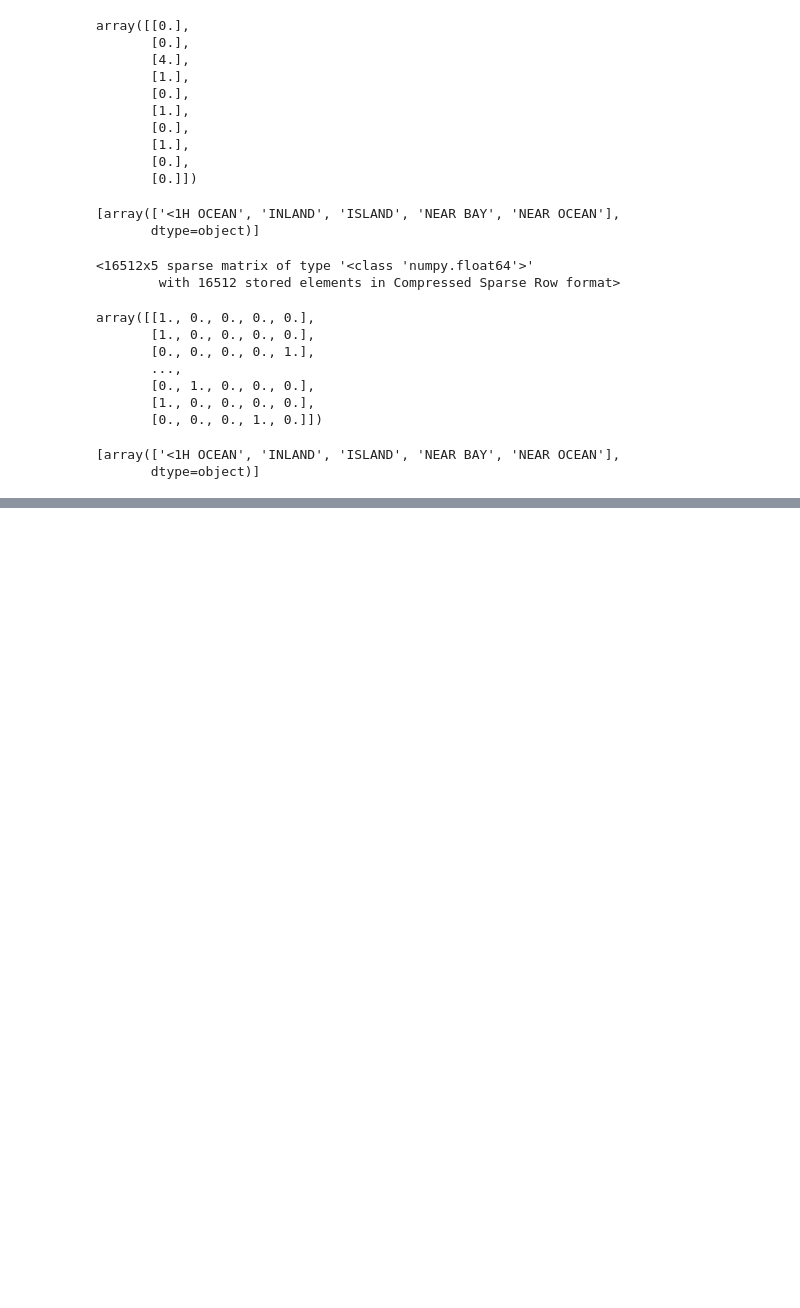
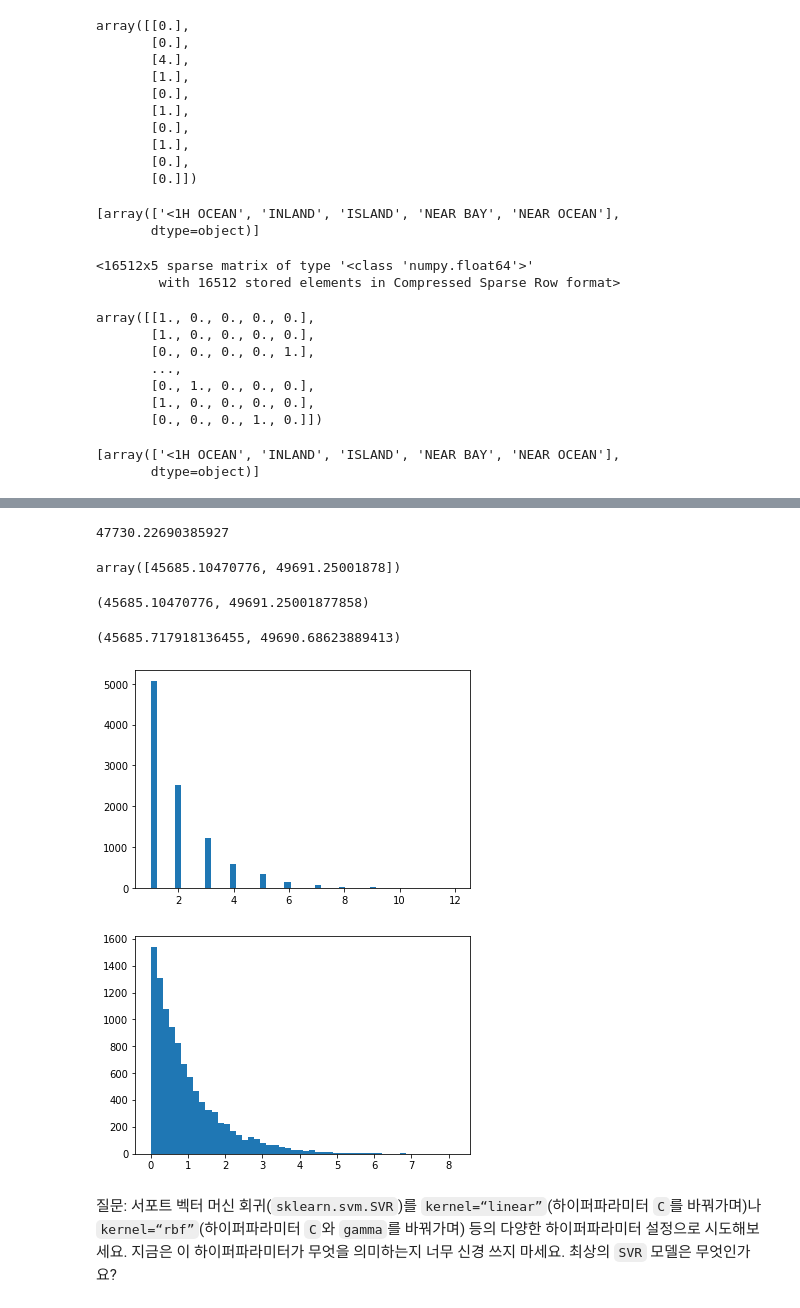
Before and after one commit to tjwodud04/Books-and-other-stuffs, a Jupyter notebook: Python/Following All sources/Books/핸즈온 머신러닝 2판/핸즈온 머신러닝 2장 머신러닝 프로젝트 처음부터 끝까지.ipynb, the cells around one changed output, grey strips where cells are left out. Saved outputs shown, nothing was run; the diff lists cells and outputs as text; code cells hidden in the pictures; blank space fills up the shorter version.

```diff
--- a/Python/Following All sources/Books/핸즈온 머신러닝 2판/핸즈온 머신러닝 2장 머신러닝 프로젝트 처음부터 끝까지.ipynb
+++ b/Python/Following All sources/Books/핸즈온 머신러닝 2판/핸즈온 머신러닝 2장 머신러닝 프로젝트 처음부터 끝까지.ipynb
@@ -301,0 +784,43 @@ cat_encoder.categories_
+# %%
+final_rmse
+# %% [output]
+47730.22690385927
+# %%
+from scipy import stats
+
+confidence = 0.95
+squared_errors = (final_predictions - y_test) ** 2
+np.sqrt(stats.t.interval(confidence, len(squared_errors) - 1,
+                         loc=squared_errors.mean(),
+                         scale=stats.sem(squared_errors)))
+# %% [output]
+array([45685.10470776, 49691.25001878])
+# %%
+m = len(squared_errors)
+mean = squared_errors.mean()
+tscore = stats.t.ppf((1 + confidence) / 2, df=m - 1)
+tmargin = tscore * squared_errors.std(ddof=1) / np.sqrt(m)
+np.sqrt(mean - tmargin), np.sqrt(mean + tmargin)
+# %% [output]
+(45685.10470776, 49691.25001877858)
+# %%
+zscore = stats.norm.ppf((1 + confidence) / 2)
+zmargin = zscore * squared_errors.std(ddof=1) / np.sqrt(m)
+np.sqrt(mean - zmargin), np.sqrt(mean + zmargin)
+# %% [output]
+(45685.717918136455, 49690.68623889413)
+# %%
+from scipy.stats import geom, expon
+
+geom_distrib=geom(0.5).rvs(10000, random_state=42)
+expon_distrib=expon(scale=1).rvs(10000, random_state=42)
+
+plt.hist(geom_distrib, bins=50)
+plt.show()
+plt.hist(expon_distrib, bins=50)
+plt.show()
+# %% [output]
+[figure, added]
+[figure, added]
+# %% [markdown]
+질문: 서포트 벡터 머신 회귀(`sklearn.svm.SVR`)를 `kernel=“linear”`(하이퍼파라미터 `C`를 바꿔가며)나 `kernel=“rbf”`(하이퍼파라미터 `C`와 `gamma`를 바꿔가며) 등의 다양한 하이퍼파라미터 설정으로 시도해보세요. 지금은 이 하이퍼파라미터가 무엇을 의미하는지 너무 신경 쓰지 마세요. 최상의 `SVR` 모델은 무엇인가요?
```
Also changed, not shown: parts of 61 cells of this notebook.
